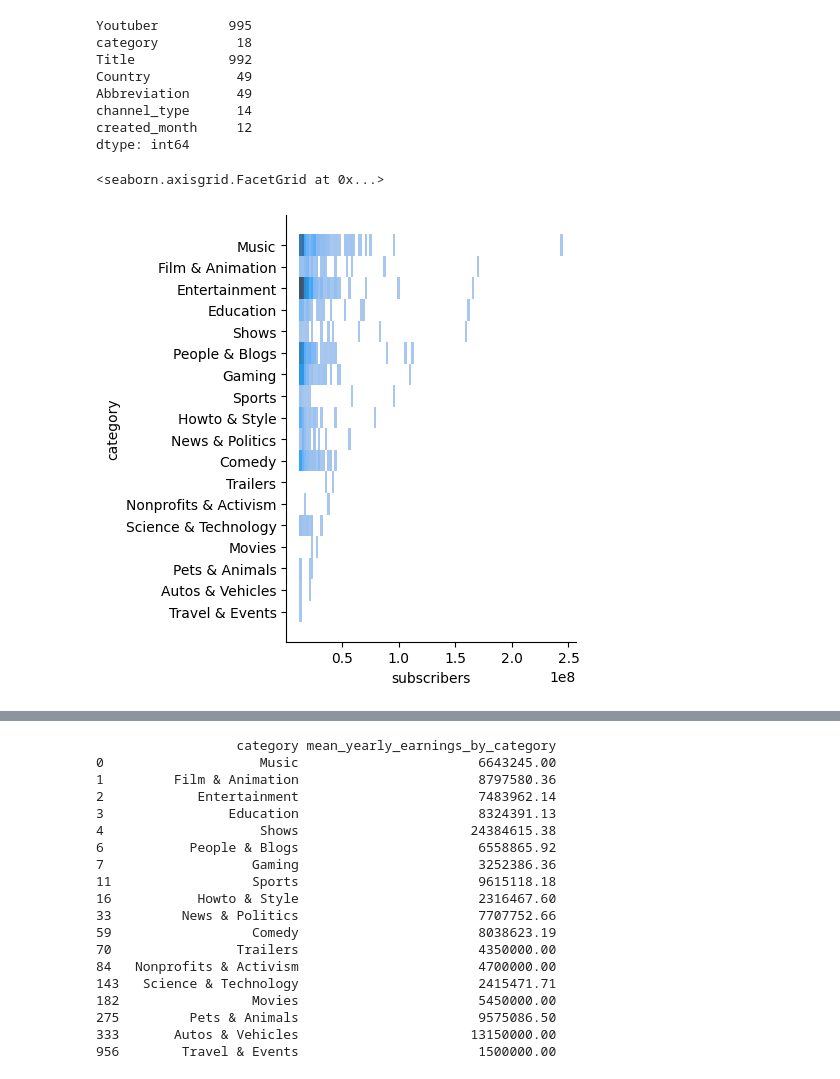
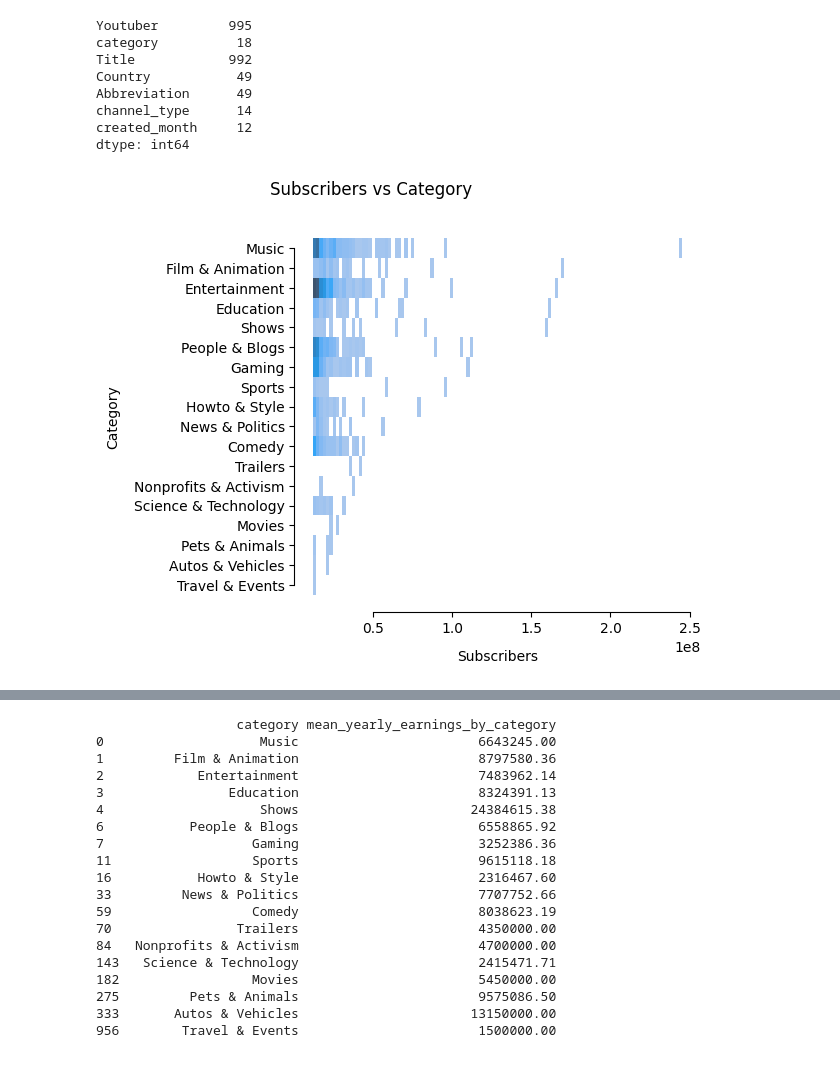
Before and after one commit to Kowallskiy/Seaborn_Visualization, a Jupyter notebook: Seaborn Visualization.ipynb, the cells around one changed output, grey strips where cells are left out. Saved outputs shown, nothing was run; the diff lists cells and outputs as text; code cells hidden in the pictures.

```diff
--- a/Seaborn Visualization.ipynb
+++ b/Seaborn Visualization.ipynb
@@ -61,12 +60,18 @@ Abbreviation      49
 channel_type      14
 created_month     12
 dtype: int64
-# %%
-sns.displot(
-    data=youtube_data,
-    y = "category", x = "subscribers"
-)
-# %% [output]
-<seaborn.axisgrid.FacetGrid at 0x...>
-[figure, removed]
+# %%
+g = sns.displot(
+    data=youtube_data,
+    y = "category", x = "subscribers"
+)
+g.set_axis_labels("Subscribers", "Category", labelpad=10)
+g.figure.set_size_inches(7, 5)
+g.despine(trim=True)
+
+plt.subplots_adjust(top=0.9)
+plt.suptitle("Subscribers vs Category", fontsize=12)
+plt.show()
+# %% [output]
+[figure, added]
 # %%
```
Also changed, not shown: parts of 5 cells of this notebook, 6 other files.
